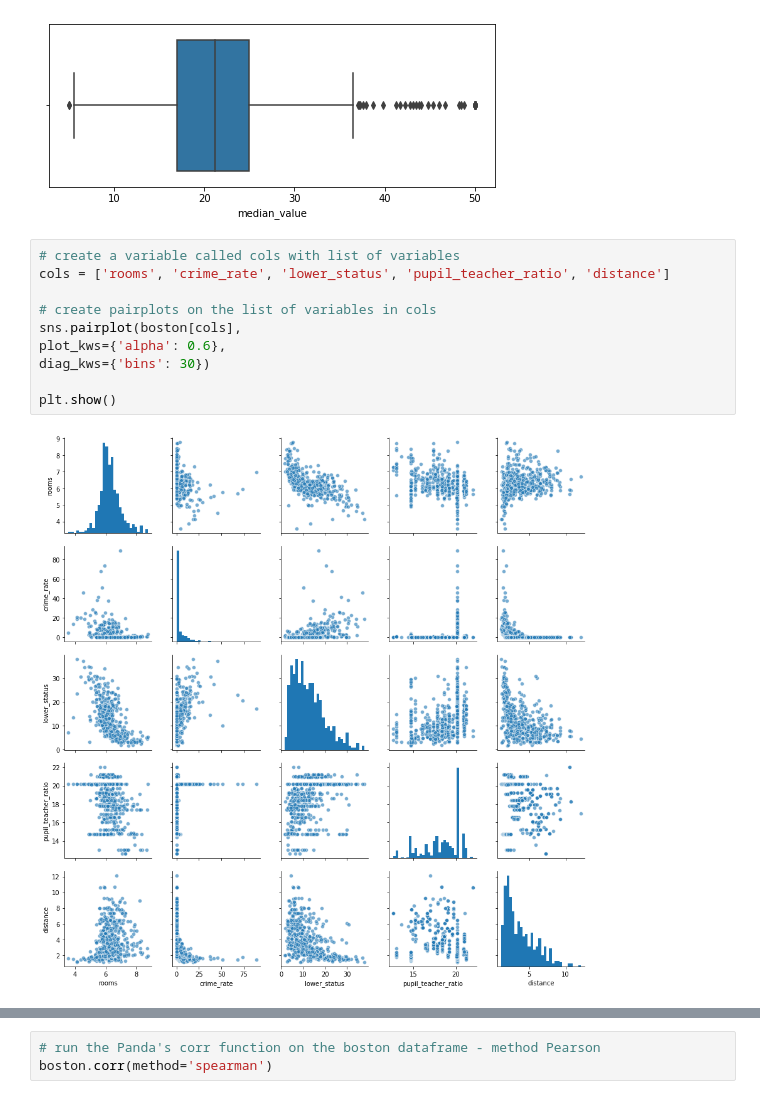
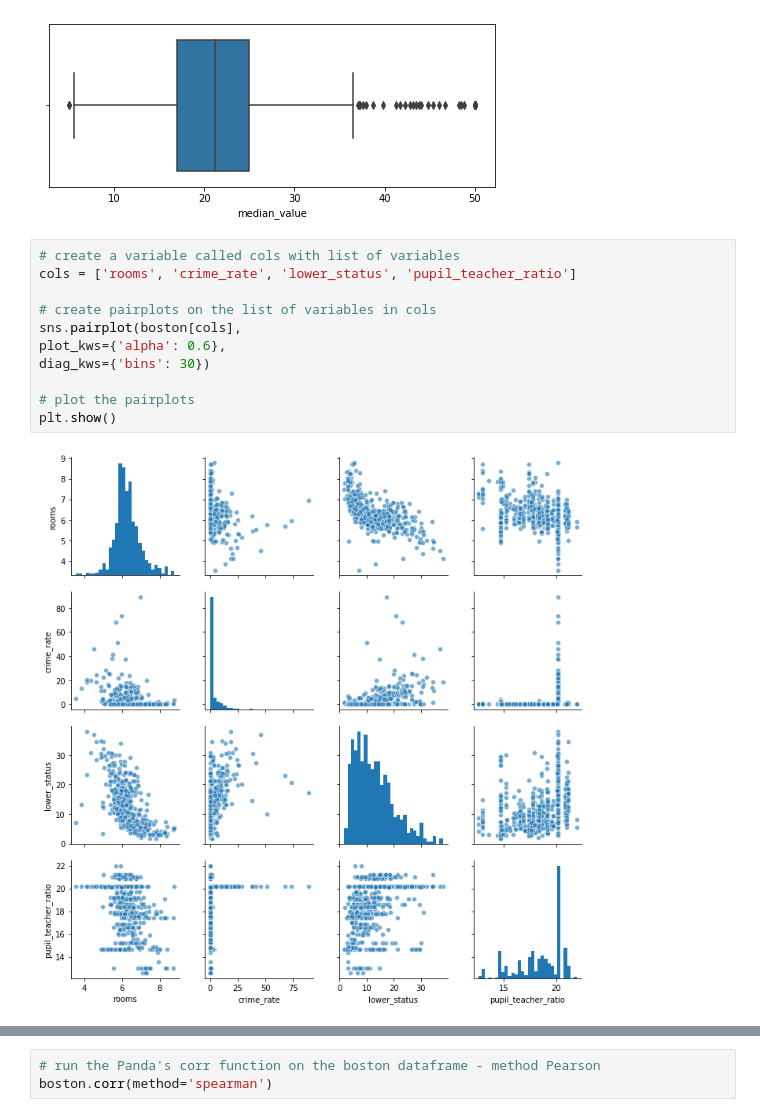
Before and after one commit to beccycole/AppliedStatisticsProject, a Jupyter notebook: Boston Housing Dataset - Linear Regression.ipynb, the cells around one changed output, grey strips where cells are left out. Saved outputs shown, nothing was run; the diff lists cells and outputs as text.

```diff
--- a/Boston Housing Dataset - Linear Regression.ipynb
+++ b/Boston Housing Dataset - Linear Regression.ipynb
@@ -214,15 +220,16 @@ sns.boxplot(boston['median_value'])
 [figure]
 # %%
 # create a variable called cols with list of variables
-cols = ['rooms', 'crime_rate', 'lower_status', 'pupil_teacher_ratio', 'distance']
+cols = ['rooms', 'crime_rate', 'lower_status', 'pupil_teacher_ratio']
 
 # create pairplots on the list of variables in cols
 sns.pairplot(boston[cols],
 plot_kws={'alpha': 0.6},
 diag_kws={'bins': 30})
 
+# plot the pairplots
 plt.show()
 # %% [output]
-[figure, old version]
+[figure, new version]
 # %% [markdown]
 ## Overview of Visualisation
```
Also changed, not shown: parts of 47 cells of this notebook.
